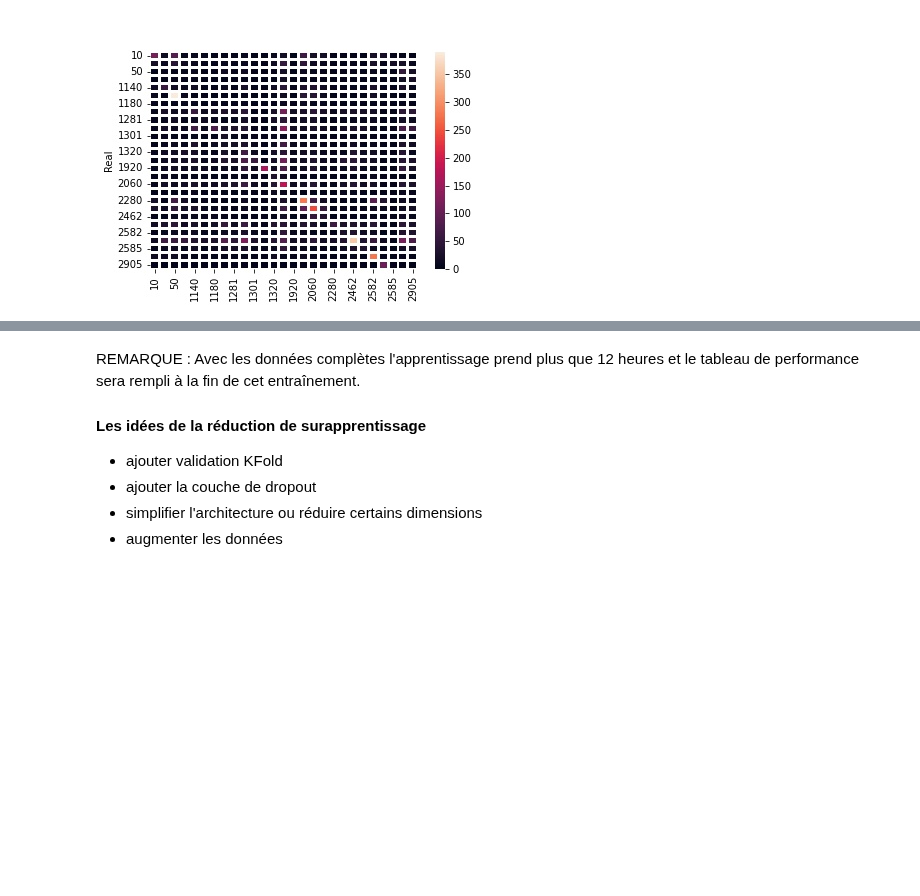
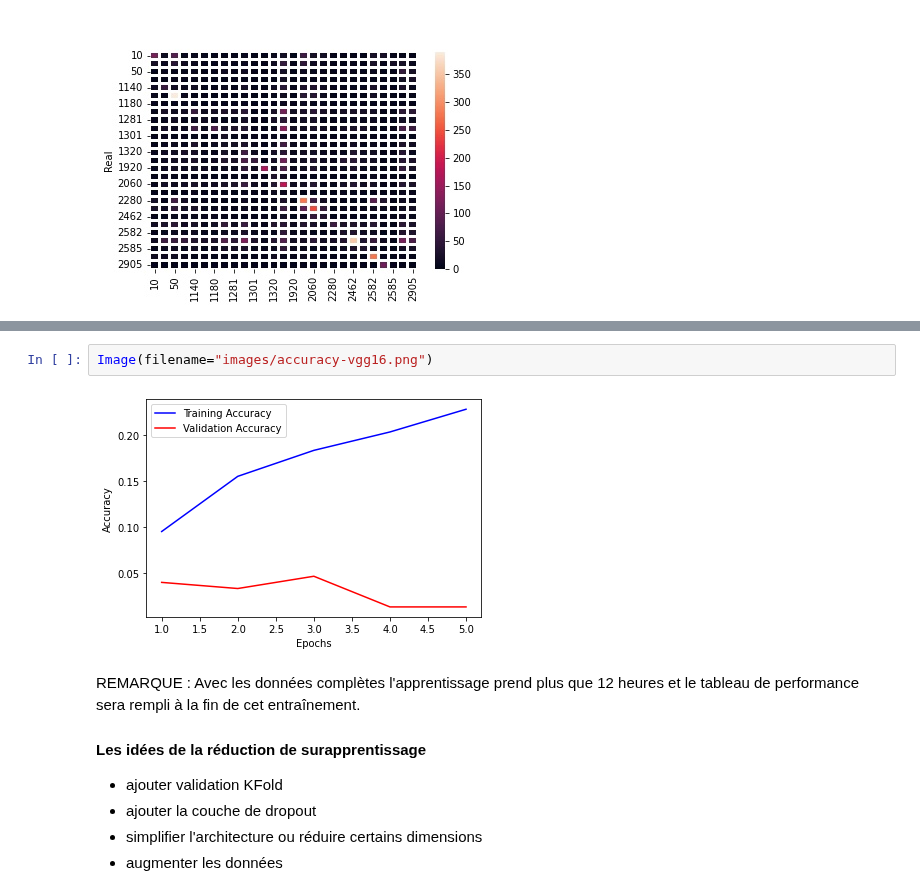
Before and after one commit to data-modelisation/rakuten, a Jupyter notebook: notebooks/exploratory_modelisation.ipynb, the cells around one changed output, grey strips where cells are left out. Saved outputs shown, nothing was run; the diff lists cells and outputs as text; blank space fills up the shorter version.

```diff
--- a/notebooks/exploratory_modelisation.ipynb
+++ b/notebooks/exploratory_modelisation.ipynb
@@ -353,3 +285,7 @@ Image(filename="images/crosstab_lenet.jpg")
+# %%
+Image(filename="images/accuracy-vgg16.png")
+# %% [output]
+[figure, added]
 # %% [markdown]
 REMARQUE : Avec les données complètes l'apprentissage prend plus que 12 heures et le tableau de performance sera rempli à la fin de cet entraînement.
 
```
Also changed, not shown: parts of 8 cells of this notebook.
